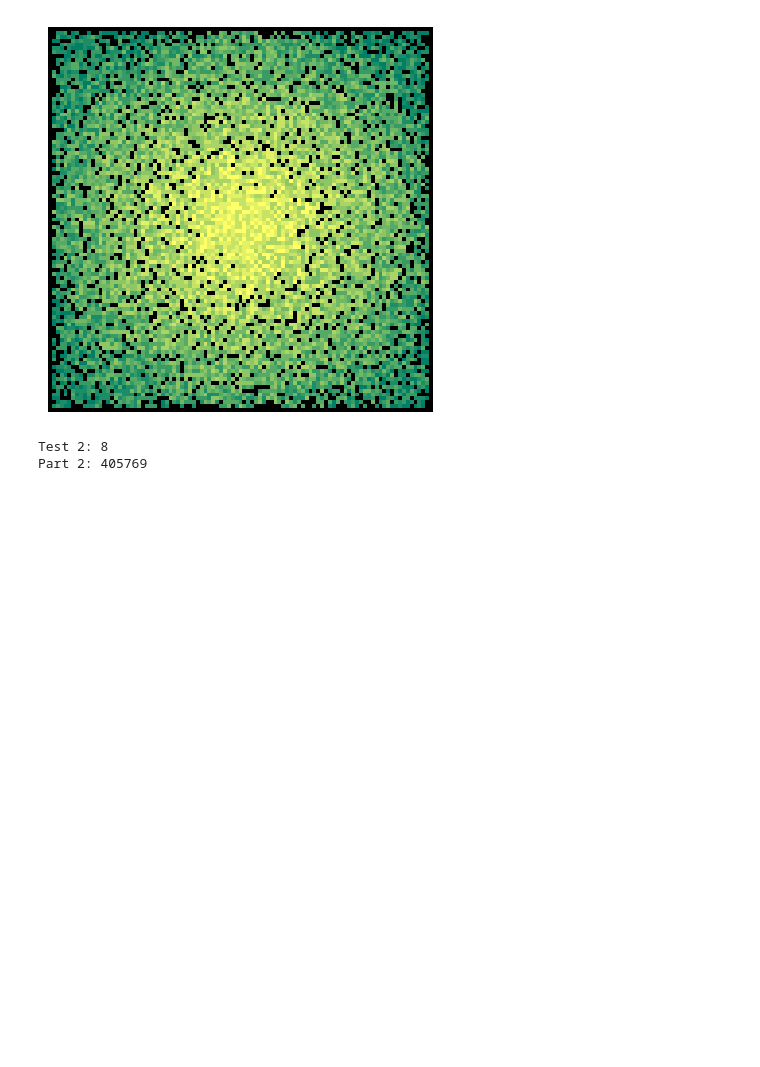
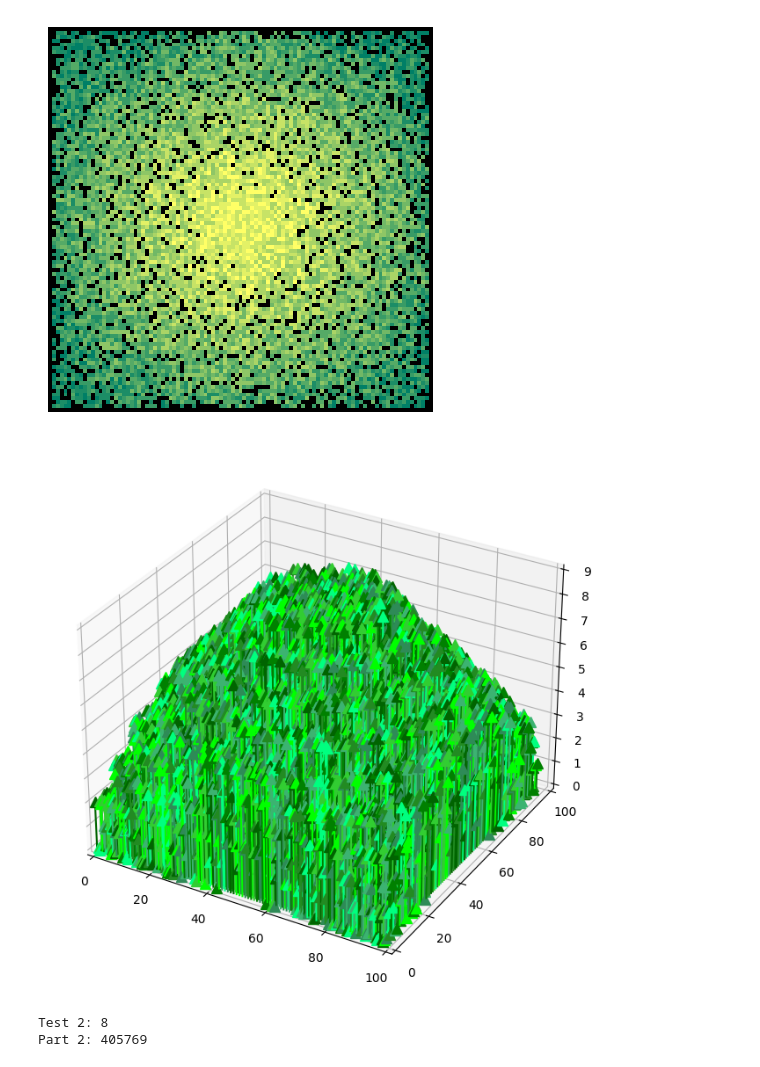
Before and after one commit to marcodelmastro/AdventOfCode2022, a Jupyter notebook: Day08.ipynb, the cells around one changed output. Drawn from its saved outputs; the diff is of its cells as text; code cells hidden in the pictures; blank space fills up the shorter version.

```diff
--- a/Day08.ipynb
+++ b/Day08.ipynb
@@ -46,6 +46,39 @@ plt.imshow(vis,cmap="gray")
 plt.show()
 # %% [output]
 [figure]
+# %%
+import mpl_toolkits.mplot3d.art3d as art3d
+import random
+
+fig = plt.figure(figsize=(8,8))
+ax = fig.add_subplot(1, 1, 1, projection='3d')
+
+greens = [
+    "forestgreen",
+    "limegreen",
+    "darkgreen",
+    "green",
+    "lime",
+    "seagreen",
+    "mediumseagreen",
+    "springgreen"
+]
+
+for i in range(grid.shape[1]):
+    for j in range(grid.shape[0]):
+        line = art3d.Line3D(*zip((i,j,0), (i,j,grid[j][i])),
+                            marker='^', markevery=(1,1),
+                            markersize=8, color=random.choice(greens))
+        ax.add_line(line)
+
+ax.set_xlim3d(0,grid.shape[1]+1)
+ax.set_ylim3d(0,grid.shape[0]+1)
+ax.set_zlim3d(0,np.amax(grid))
+#ax.axis('off')
+
+plt.show()
+# %% [output]
+[figure, added]
 # %%
 def computeViewDistance(h,los):
     vd = 0
```
